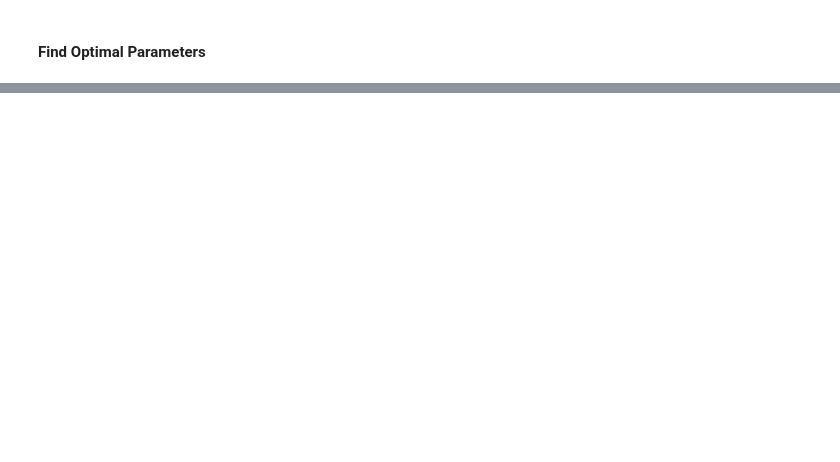
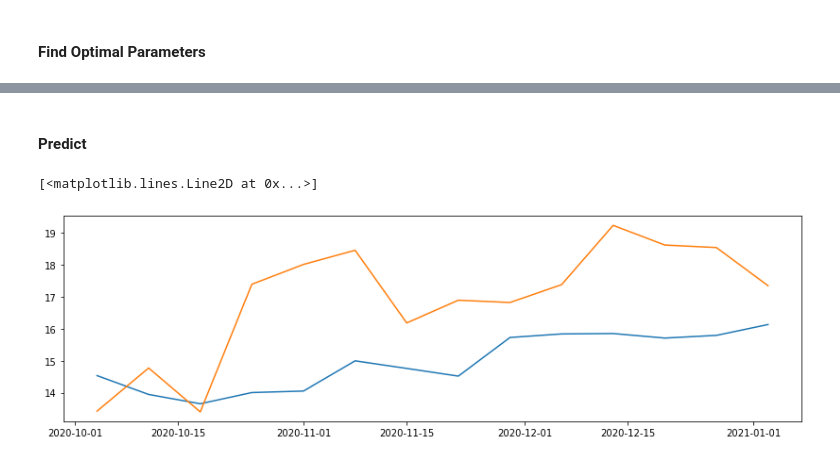
Before and after one commit to ChanningW2211/Data-Science-Project, a Jupyter notebook: Weather Forecast/weather_forecast.ipynb, the cells around one changed output, grey strips where cells are left out. Saved outputs shown, nothing was run; the diff lists cells and outputs as text; code cells hidden in the pictures; blank space fills up the shorter version.

```diff
--- a/Weather Forecast/weather_forecast.ipynb
+++ b/Weather Forecast/weather_forecast.ipynb
@@ -239,0 +270,6 @@ We can see from acf that the order of p should be under 5 and pacf that the orde
+# %%
+sar = sm.tsa.statespace.SARIMAX(tmpc_train,
+                                order=(2,0,0),
+                                seasonal_order=(2,0,0,52),
+                                trend='c').fit()
+sar.summary()
@@ -239,0 +326,9 @@ We can see from acf that the order of p should be under 5 and pacf that the orde
+# %% [markdown]
+#### Predict
+# %%
+forcast = sar.predict(start = len(tmpc_train)-1, end= len(tmpc_train)+len(tmpc_test)-2)
+plt.plot(forcast)
+plt.plot(tmpc_test)
+# %% [output]
+[<matplotlib.lines.Line2D at 0x...>]
+[figure, added]
```
Also changed, not shown: parts of 19 cells of this notebook.
